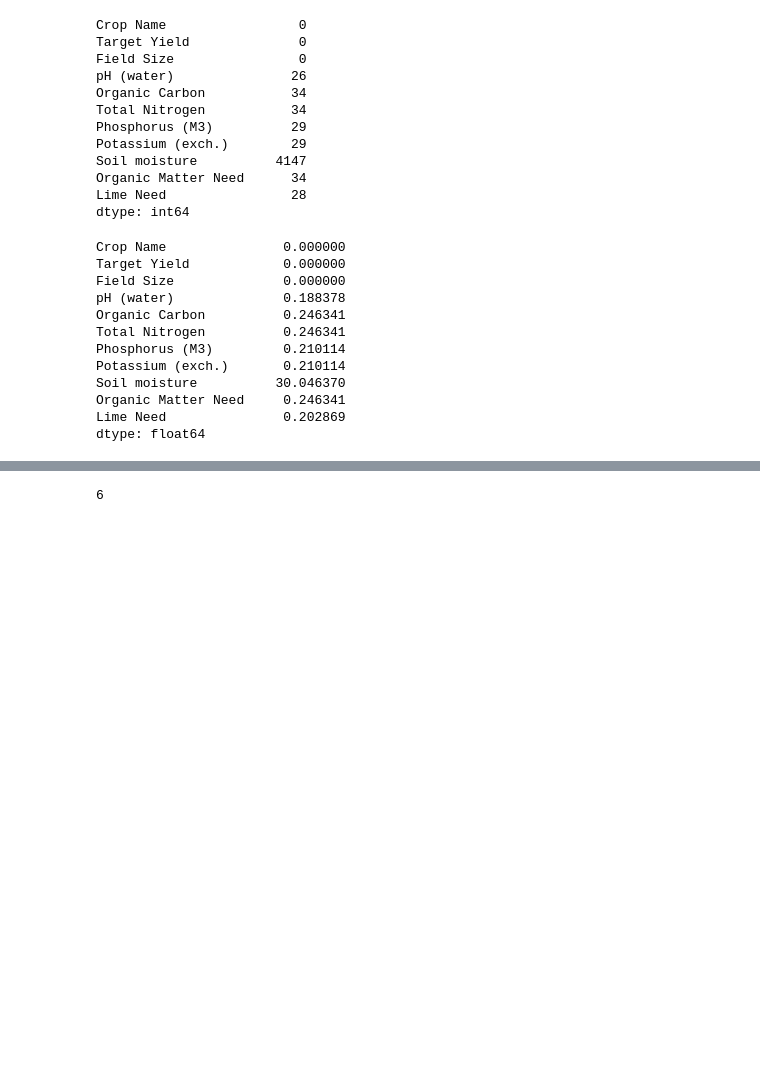
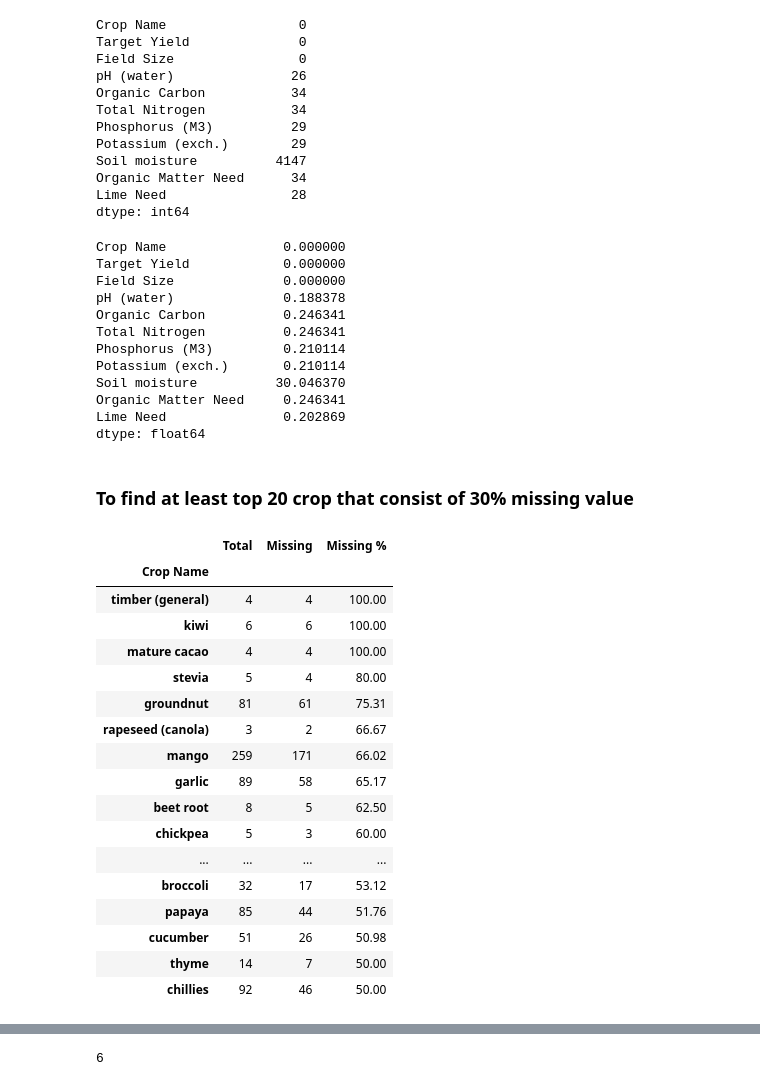
Before and after one commit to Esther-Margaret-Mwangi/Epochs, a Jupyter notebook: notebook/notebook.ipynb, the cells around one changed output, grey strips where cells are left out. Drawn from its saved outputs; the diff is of its cells as text; code cells hidden in the pictures; blank space fills up the shorter version.

Commit message:
Update EDA and missing value analysis and recommendations

```diff
--- a/notebook/notebook.ipynb
+++ b/notebook/notebook.ipynb
@@ -134,6 +134,43 @@ Soil moisture          30.046370
 Organic Matter Need     0.246341
 Lime Need               0.202869
 dtype: float64
+# %% [markdown]
+### To find at least top 20 crop that consist of 30% missing value
+# %%
+summary = (
+    df.groupby('Crop Name')['Soil moisture']
+      .agg(
+          Total='size',
+          Missing=lambda x: x.isna().sum()
+      )
+)
+
+summary['Missing %'] = (
+    summary['Missing'] / summary['Total'] * 100
+).round(2)
+
+summary = summary.sort_values('Missing %', ascending=False)
+
+summary.head(20)
+# %% [output]
+|  | Total | Missing | Missing % |
+| Crop Name |  |  |  |
+| timber (general) | 4 | 4 | 100.00 |
+| kiwi | 6 | 6 | 100.00 |
+| mature cacao | 4 | 4 | 100.00 |
+| stevia | 5 | 4 | 80.00 |
+| groundnut | 81 | 61 | 75.31 |
+| rapeseed (canola) | 3 | 2 | 66.67 |
+| mango | 259 | 171 | 66.02 |
+| garlic | 89 | 58 | 65.17 |
+| beet root | 8 | 5 | 62.50 |
+| chickpea | 5 | 3 | 60.00 |
+| ... | ... | ... | ... |
+| broccoli | 32 | 17 | 53.12 |
+| papaya | 85 | 44 | 51.76 |
+| cucumber | 51 | 26 | 50.98 |
+| thyme | 14 | 7 | 50.00 |
+| chillies | 92 | 46 | 50.00 |
 # %%
 df.describe()
 # %% [output]
```
Also changed, not shown: parts of 3 cells of this notebook.
